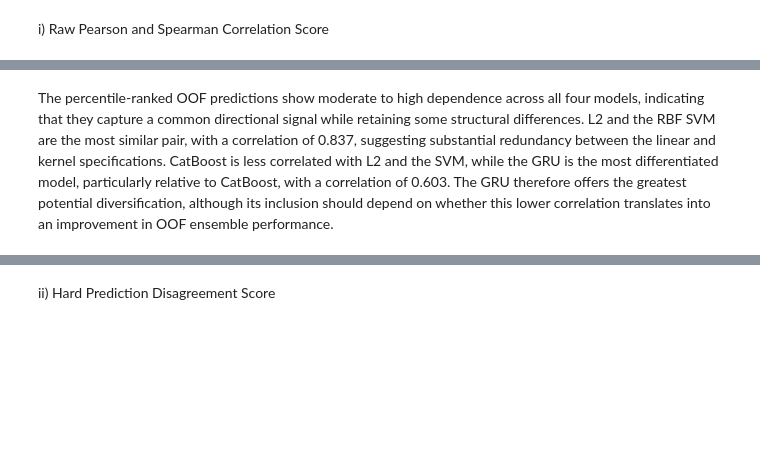
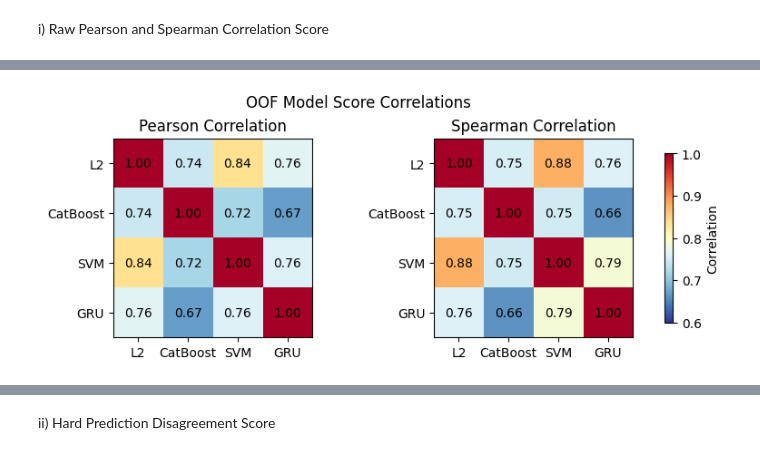
Before and after one commit to jade-lam/CQF, a Jupyter notebook: CQF_Final_Project.ipynb, the cells around one changed output, grey strips where cells are left out. Saved outputs shown, nothing was run; the diff lists cells and outputs as text; code cells hidden in the pictures; blank space fills up the shorter version.

```diff
--- a/CQF_Final_Project.ipynb
+++ b/CQF_Final_Project.ipynb
@@ -5506,2 +5414,25 @@ print("Saved to:", CORRELATION_PATH)
-# %% [markdown]
-The percentile-ranked OOF predictions show moderate to high dependence across all four models, indicating that they capture a common directional signal while retaining some structural differences. L2 and the RBF SVM are the most similar pair, with a correlation of 0.837, suggesting substantial redundancy between the linear and kernel specifications. CatBoost is less correlated with L2 and the SVM, while the GRU is the most differentiated model, particularly relative to CatBoost, with a correlation of 0.603. The GRU therefore offers the greatest potential diversification, although its inclusion should depend on whether this lower correlation translates into an improvement in OOF ensemble performance.
+# %%
+# Plot Pearson and Spearman correlations side by side
+
+fig, axes = plt.subplots(1, 2, figsize=(8, 3), constrained_layout=True)
+for ax, title, matrix in zip(
+    axes,
+    ["Pearson Correlation", "Spearman Correlation"],
+    [pearson_corr, spearman_corr]):
+    image = ax.imshow(matrix, vmin=0.6, vmax=1.0, cmap="RdYlBu_r")
+
+    ax.set_xticks(range(len(matrix.columns)))
+    ax.set_xticklabels(matrix.columns)
+    ax.set_yticks(range(len(matrix.index)))
+    ax.set_yticklabels(matrix.index)
+    ax.set_title(title)
+
+    for i in range(len(matrix.index)):
+        for j in range(len(matrix.columns)):
+            ax.text(j, i, f"{matrix.iloc[i, j]:.2f}", ha="center", va="center")
+
+fig.colorbar(image, ax=axes, label="Correlation", shrink=0.85)
+fig.suptitle("OOF Model Score Correlations")
+plt.show()
+# %% [output]
+[figure, added]
```
Also changed, not shown: parts of 32 cells of this notebook.
